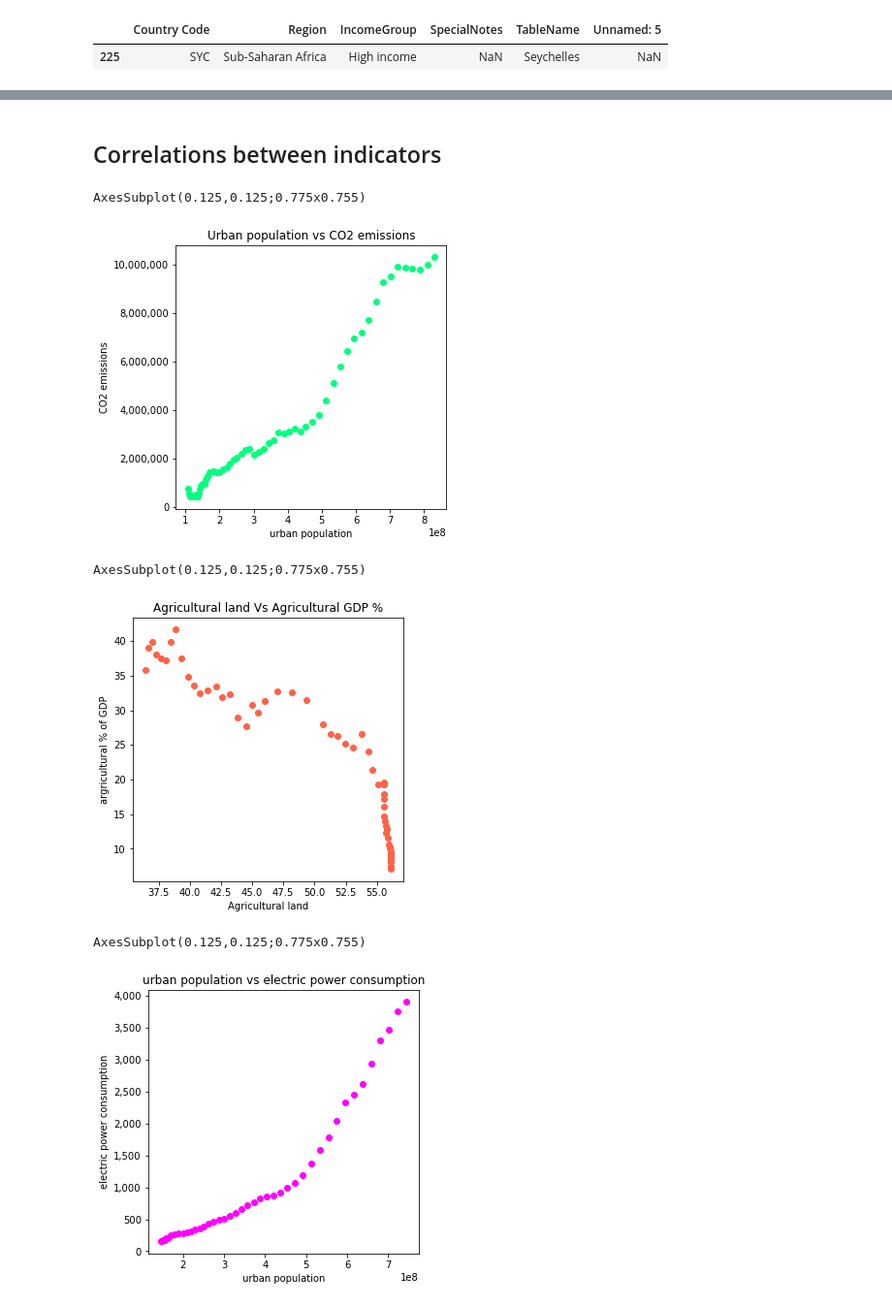
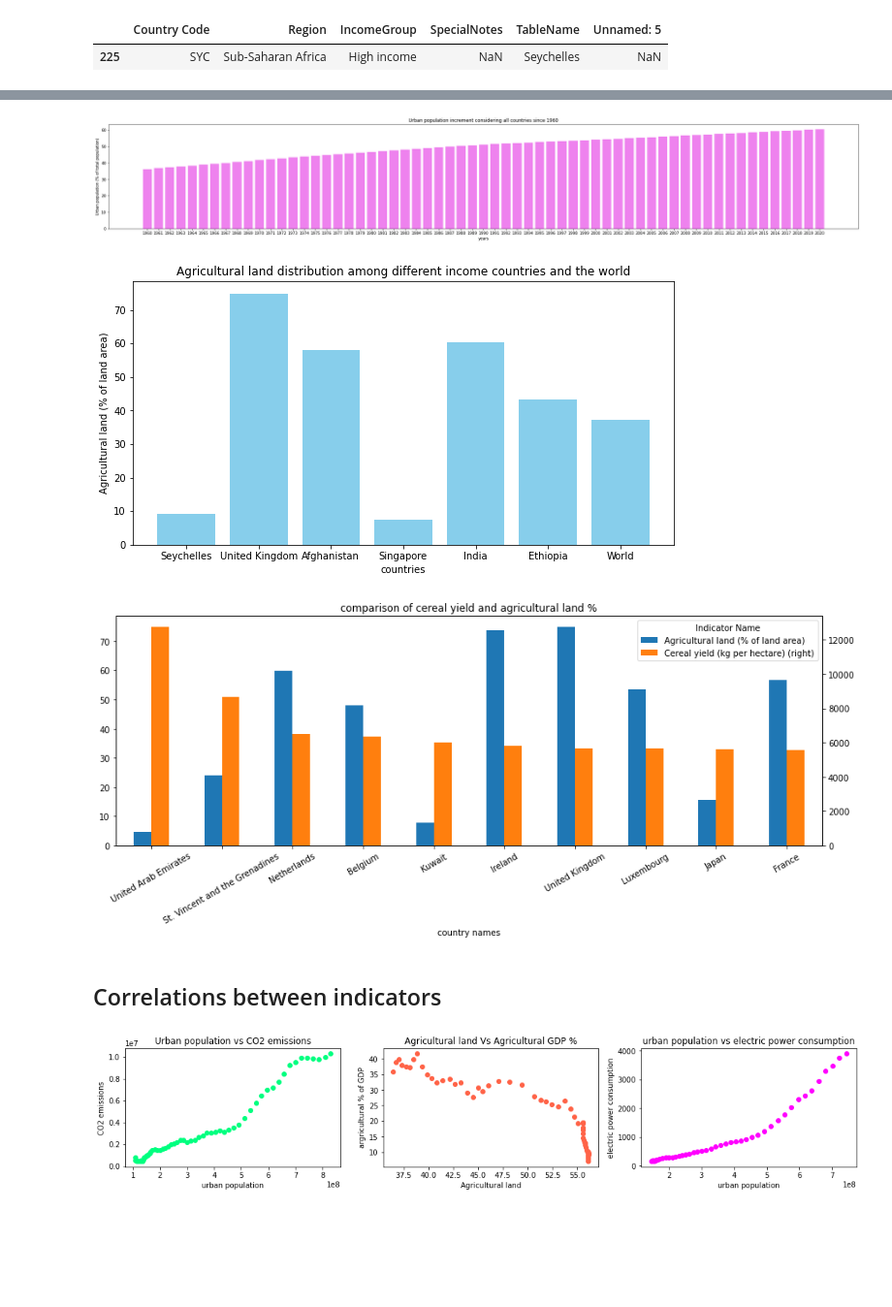
Before and after one commit to tejachalmala/Applied-DataScience-Assignment-2, a Jupyter notebook: asignment3.ipynb, the cells around one changed output, grey strips where cells are left out. Shown at 97% size. Saved outputs shown, nothing was run; the diff lists cells and outputs as text; code cells hidden in the pictures; blank space fills up the shorter version.

Commit message:
updated plots

```diff
--- a/asignment3.ipynb
+++ b/asignment3.ipynb
@@ -53,2 +177,21 @@ country_df.groupby(level=0).aggregate(['first','last','min','max'])[selected_cou
+# %%
+data = year_df.groupby(level=1).mean().loc['Urban population (% of total population)']
+plot_details = ['Urban population increment considering all countries since 1960', 'years', 'Urban population (% of total population)', 'violet']
+plot_series(data, plot_details, figsize = (35,5), plot = 'bar')
+# %% [output]
+[figure, added]
+# %%
+data = stats_df.xs('mean', axis=1, level=1, drop_level=True).loc['Agricultural land (% of land area)']
+plot_details = ['Agricultural land distribution among different income countries and the world', 'countries', 'Agricultural land (% of land area)', 'skyblue']
+plot_series(data, plot_details, figsize = (10,5), plot = 'bar')
+# %% [output]
+[figure, added]
+# %%
+data = country_df.groupby(level =0).mean().loc[['Agricultural land (% of land area)', 'Cereal yield (kg per hectare)']].T.dropna().sort_values(by = 'Cereal yield (kg per hectare)', ascending = False).reset_index().head(10)
+# figure, axis = plt.subplots(1, 1, figsize=(10,5))
+data.plot(x="Country Name", y=['Agricultural land (% of land area)', 'Cereal yield (kg per hectare)'], secondary_y = 'Cereal yield (kg per hectare)', kind="bar", figsize=(15,5), rot = 30, title = 'comparison of cereal yield and agricultural land %', xlabel = 'country names')
+plt.show()
+# %% [output]
+[figure, added]
 # %% [markdown]
 ## Correlations between indicators
@@ -96,12 +198,8 @@ def plot_scatter_plot(x, y, title, xlabel, ylabel, color='blue', rotation=0, sub
 # %%
-india_2020_indicators = pd.DataFrame(year_df.loc['China']).T
-plot_scatter_plot(india_2020_indicators['Urban population'],india_2020_indicators['CO2 emissions (kt)'], 'Urban population vs CO2 emissions', 'urban population', 'CO2 emissions', color='springgreen')
-plot_scatter_plot(india_2020_indicators['Agricultural land (% of land area)'], india_2020_indicators['Agriculture, forestry, and fishing, value added (% of GDP)'], 'Agricultural land Vs Agricultural GDP %','Agricultural land', 'argricultural % of GDP', color='tomato')
-plot_scatter_plot(india_2020_indicators['Urban population'], india_2020_indicators['Electric power consumption (kWh per capita)'], 'urban population vs electric power consumption','urban population', 'electric power consumption', color='magenta')
+plot_details_list = [['Urban population','CO2 emissions (kt)', 'Urban population vs CO2 emissions', 'urban population', 'CO2 emissions', 'springgreen'],
+                        ['Agricultural land (% of land area)', 'Agriculture, forestry, and fishing, value added (% of GDP)', 'Agricultural land Vs Agricultural GDP %','Agricultural land', 'argricultural % of GDP', 'tomato'],
+                        ['Urban population', 'Electric power consumption (kWh per capita)', 'urban population vs electric power consumption','urban population', 'electric power consumption', 'magenta']]
+
+create_country_level_indicator_plots('China', plot_details_list)
 # %% [output]
-AxesSubplot(0.125,0.125;0.775x0.755)
-[figure, old version]
+[figure, new version]
-AxesSubplot(0.125,0.125;0.775x0.755)
-[figure, removed]
-AxesSubplot(0.125,0.125;0.775x0.755)
-[figure, removed]
```
Also changed, not shown: parts of 24 cells of this notebook.
